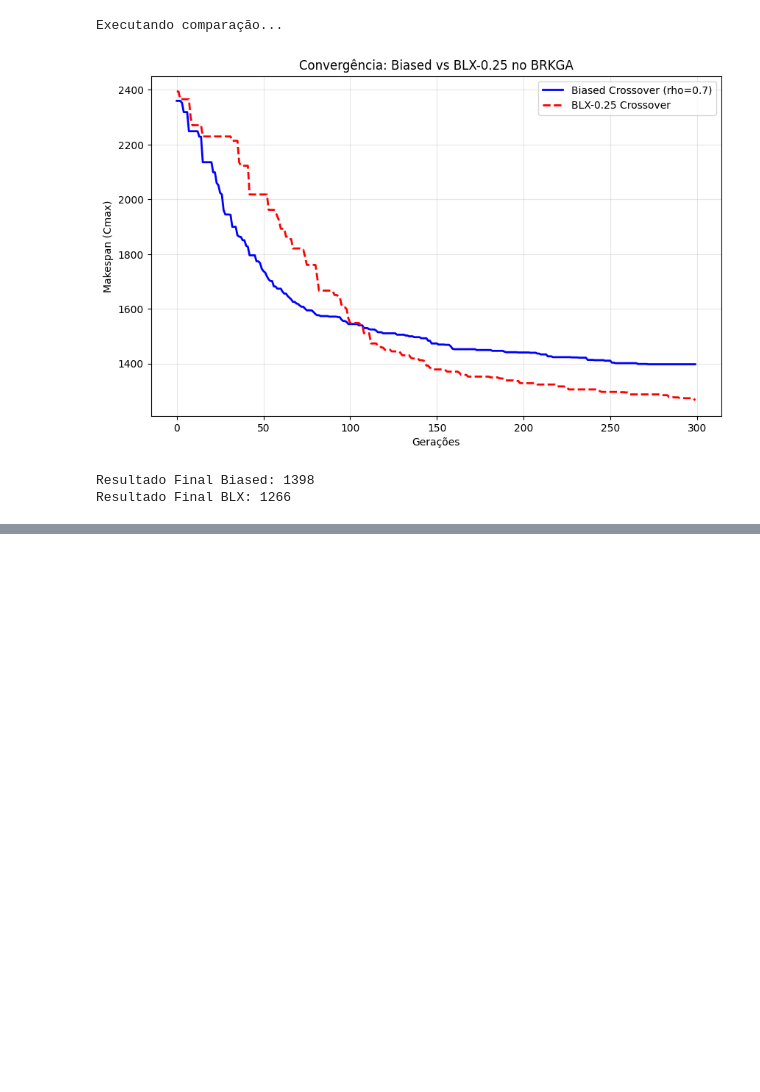
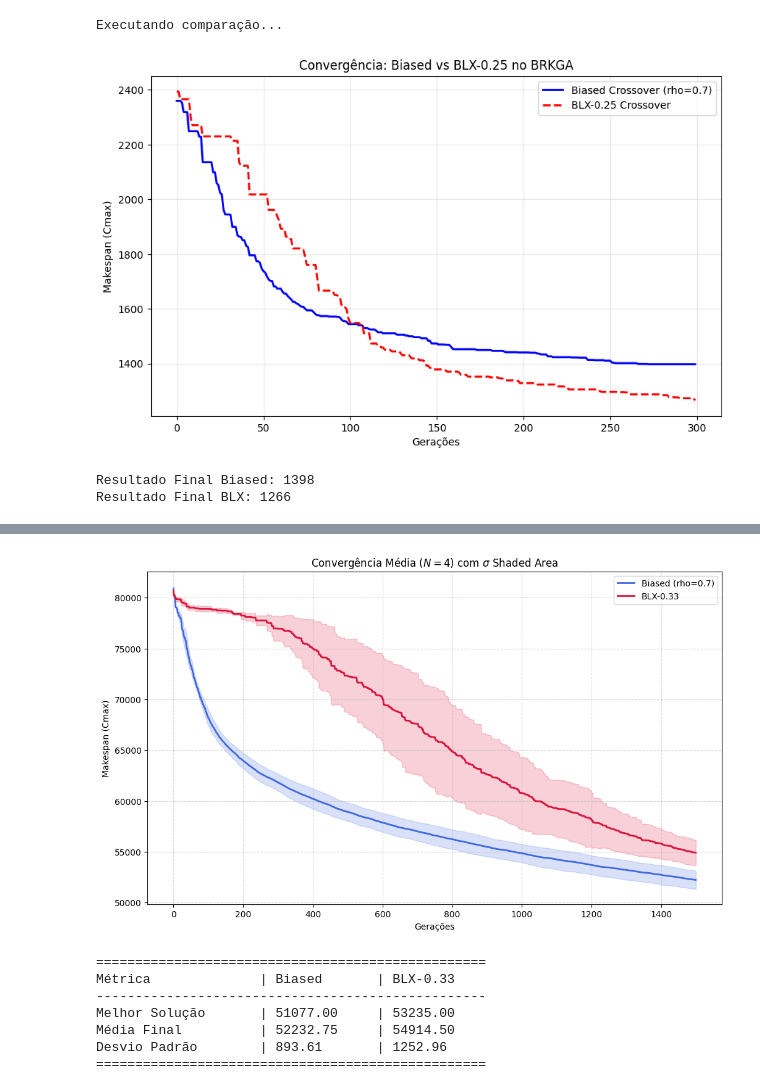
Before and after one commit to fredericmenezes/ecs-brkga-research, a Jupyter notebook: BRKGA_BIASED_x_BLX.ipynb, the cells around one changed output, grey strips where cells are left out. Cells and saved outputs as stored; diff of their text form; code cells hidden in the pictures; blank space fills up the shorter version.

```diff
--- a/BRKGA_BIASED_x_BLX.ipynb
+++ b/BRKGA_BIASED_x_BLX.ipynb
@@ -7,11 +7,11 @@ import matplotlib.pyplot as plt
 import copy
 
 # --- PARÂMETROS DO TESTE ---
-N_MACHINES = 5
+N_MACHINES = 10
 N_JOBS = 50
 POP_SIZE = 200
 GENS = 300
-ALPHA = 0.33 # Parâmetro do BLX
+ALPHA = 0.10 # Parâmetro do BLX
 RHO_E = 0.7  # Parâmetro do Biased
 PERC_ELITE = 0.2
 PERC_MUTAT = 0.1
@@ -127,12 +316,12 @@ import copy
 from scipy import stats
 
 # --- CONFIGURAÇÕES DO EXPERIMENTO ---
-N_RUNS = 5
-N_JOBS = 200        # Instância maior conforme solicitado
+N_RUNS = 4
+N_JOBS = 300        # Instância maior conforme solicitado
 N_MACHINES = 10
-POP_SIZE = 400
-GENS = 800          # Execução prolongada
-ALPHA = 0.33
+POP_SIZE = 200
+GENS = 1500          # Execução prolongada
+ALPHA = 0.4
 RHO_E = 0.7
 PERC_ELITE = 0.2
 PERC_MUTAT = 0.1
@@ -218,30 +407,39 @@ std_biased = np.std(h_biased, axis=0)
 mean_blx = np.mean(h_blx, axis=0)
 std_blx = np.std(h_blx, axis=0)
 
 # --- PLOTAGEM COM FAIXA DE DESVIO ---
 plt.figure(figsize=(12, 7))
 gens_range = range(GENS)
 
 # Linha Biased
 plt.plot(gens_range, mean_biased, label=f"Biased (rho={RHO_E})", color='royalblue', linewidth=2)
 plt.fill_between(gens_range, mean_biased - std_biased, mean_biased + std_biased, color='royalblue', alpha=0.2)
 
 # Linha BLX
 plt.plot(gens_range, mean_blx, label=f"BLX-0.33", color='crimson', linestyle='-', linewidth=2)
 plt.fill_between(gens_range, mean_blx - std_blx, mean_blx + std_blx, color='crimson', alpha=0.2)
 
 plt.title(f"Convergência Média ($N={N_RUNS}$) com $\sigma$ Shaded Area")
 plt.xlabel("Gerações")
 plt.ylabel("Makespan (Cmax)")
 plt.legend()
 plt.grid(True, which='both', linestyle='--', alpha=0.5)
 plt.show()
 
 # --- TABELA FINAL ---
 print("\n" + "="*50)
 print(f"{'Métrica':<20} | {'Biased':<12} | {'BLX-0.33':<12}")
 print("-" * 50)
 print(f"{'Melhor Solução':<20} | {np.min(f_biased):<12.2f} | {np.min(f_blx):<12.2f}")
 print(f"{'Média Final':<20} | {np.mean(f_biased):<12.2f} | {np.mean(f_blx):<12.2f}")
 print(f"{'Desvio Padrão':<20} | {np.std(f_biased):<12.2f} | {np.std(f_blx):<12.2f}")
 print("="*50)
+# %% [output]
+[figure, added]
+==================================================
+Métrica              | Biased       | BLX-0.33
+--------------------------------------------------
+Melhor Solução       | 51077.00     | 53235.00
+Média Final          | 52232.75     | 54914.50
+Desvio Padrão        | 893.61       | 1252.96
+==================================================
```
Also changed, not shown: parts of 12 cells of this notebook.
